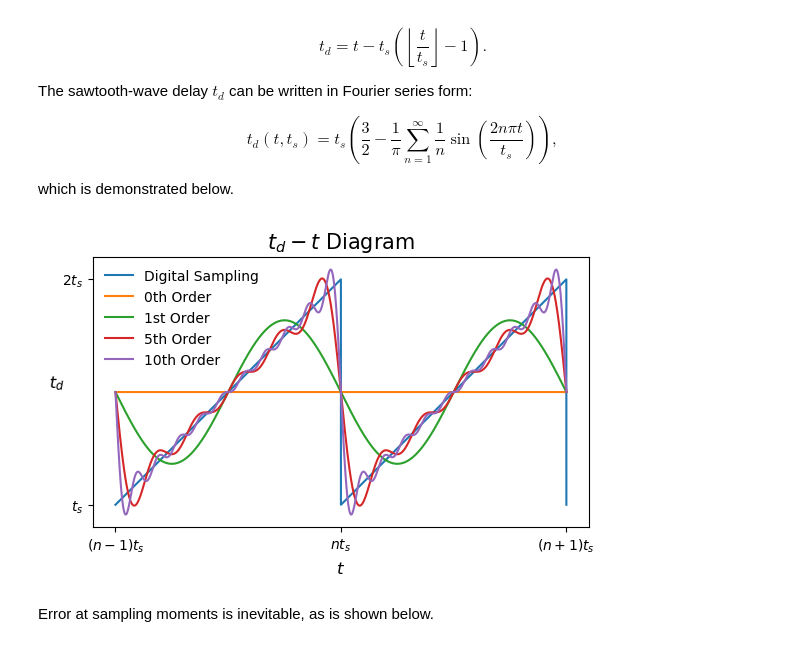
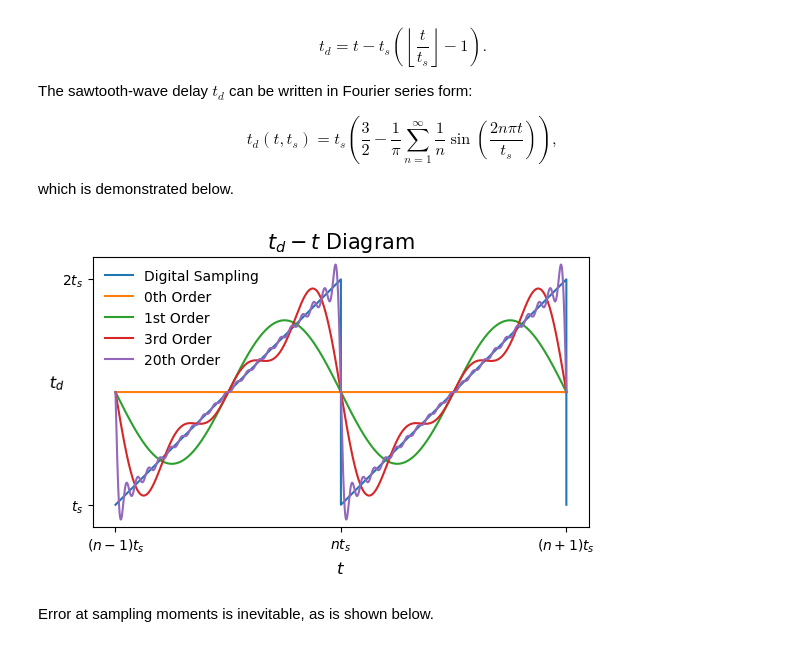
Before and after one commit to CTCingithub/HybridSysTest, a Jupyter notebook: SawtoothDelayApproximation.ipynb, the cells around one changed output. Saved outputs shown, nothing was run; the diff lists cells and outputs as text; code cells hidden in the pictures.

```diff
--- a/SawtoothDelayApproximation.ipynb
+++ b/SawtoothDelayApproximation.ipynb
@@ -41,31 +41,31 @@ which is demonstrated below.
 # %%
 from utils import *
 import numpy as np
 import matplotlib.pyplot as plt
 
 ts = 0.5
 t = np.linspace(3 * ts, 5 * ts, 20001)
 
 fig, ax = plt.subplots()
 ax.plot(t, SawtoothExact(t, ts), label="Digital Sampling")
 ax.plot(t, 1.5*ts*np.ones(len(t)), label="0th Order")
 ax.plot(t, SawtoothApprox(t, ts, 1), label="1st Order")
-ax.plot(t, SawtoothApprox(t, ts, 5), label="5th Order")
-ax.plot(t, SawtoothApprox(t, ts, 10), label="10th Order")
+ax.plot(t, SawtoothApprox(t, ts, 3), label="3rd Order")
+ax.plot(t, SawtoothApprox(t, ts, 20), label="20th Order")
 ax.set_xlim([2.9 * ts, 5.1 * ts])
 ax.set_ylim([0.9 * ts, 2.1 * ts])
 ax.set_xticks([3 * ts, 4 * ts, 5 * ts])
 ax.set_yticks([ts, 2 * ts])
 ax.set_xticklabels([r"$(n-1)t_{s}$", r"$n t_{s}$", r"$(n+1) t_{s}$"])
 ax.set_yticklabels([r"$t_{s}$", r"$2 t_{s}$"])
 ax.set_xlabel(r"$t$", fontsize=12)
 ax.set_ylabel(r"$t_{d}$", fontsize=12, rotation=np.pi / 2)
 ax.set_title(r"$t_{d}-t$ Diagram", fontsize=15)
 ax.legend(frameon=False)
 ax.set_aspect(1)
 plt.show()
 # %% [output]
-[figure, old version]
+[figure, new version]
 # %% [markdown]
 Error at sampling moments is inevitable, as is shown below.
 # %%
```
